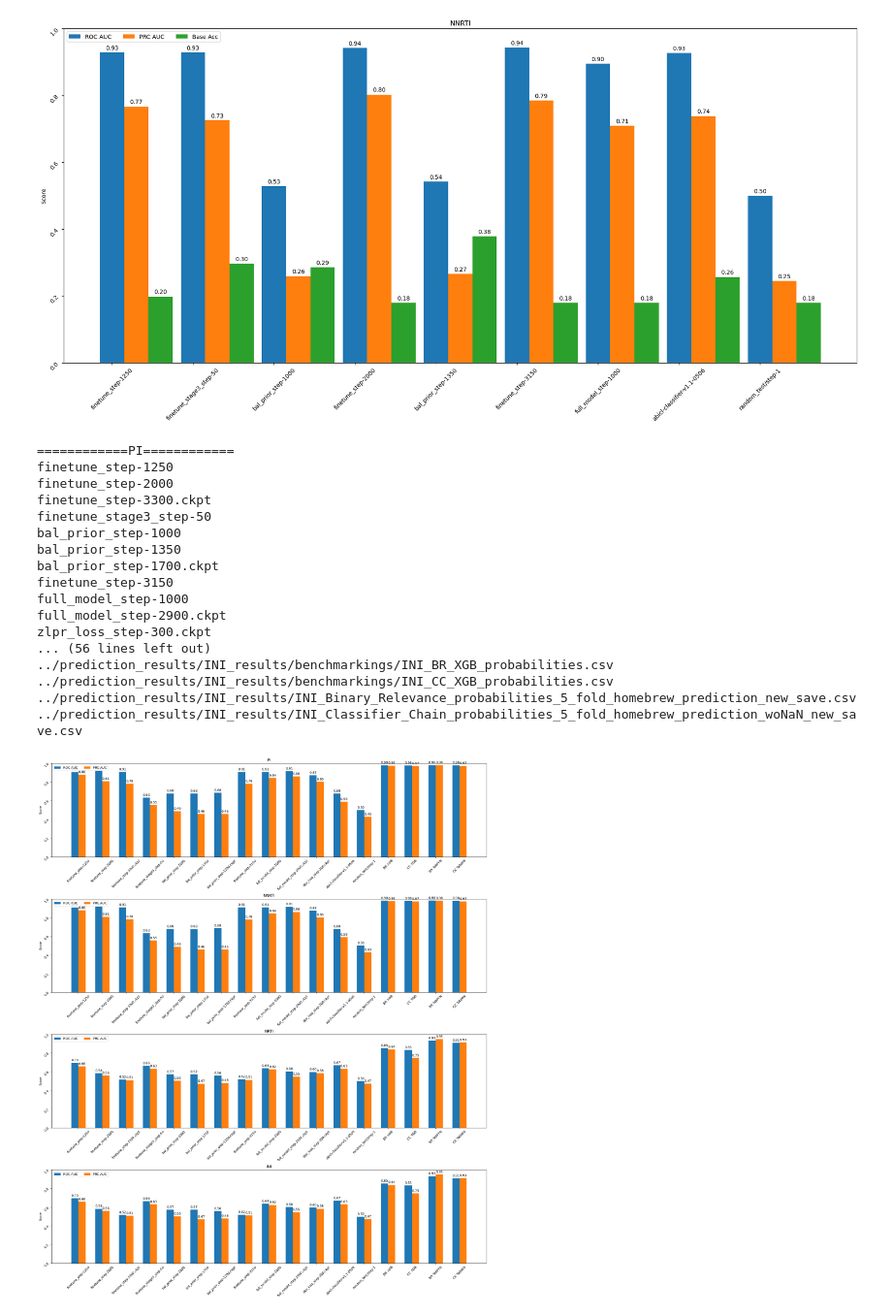
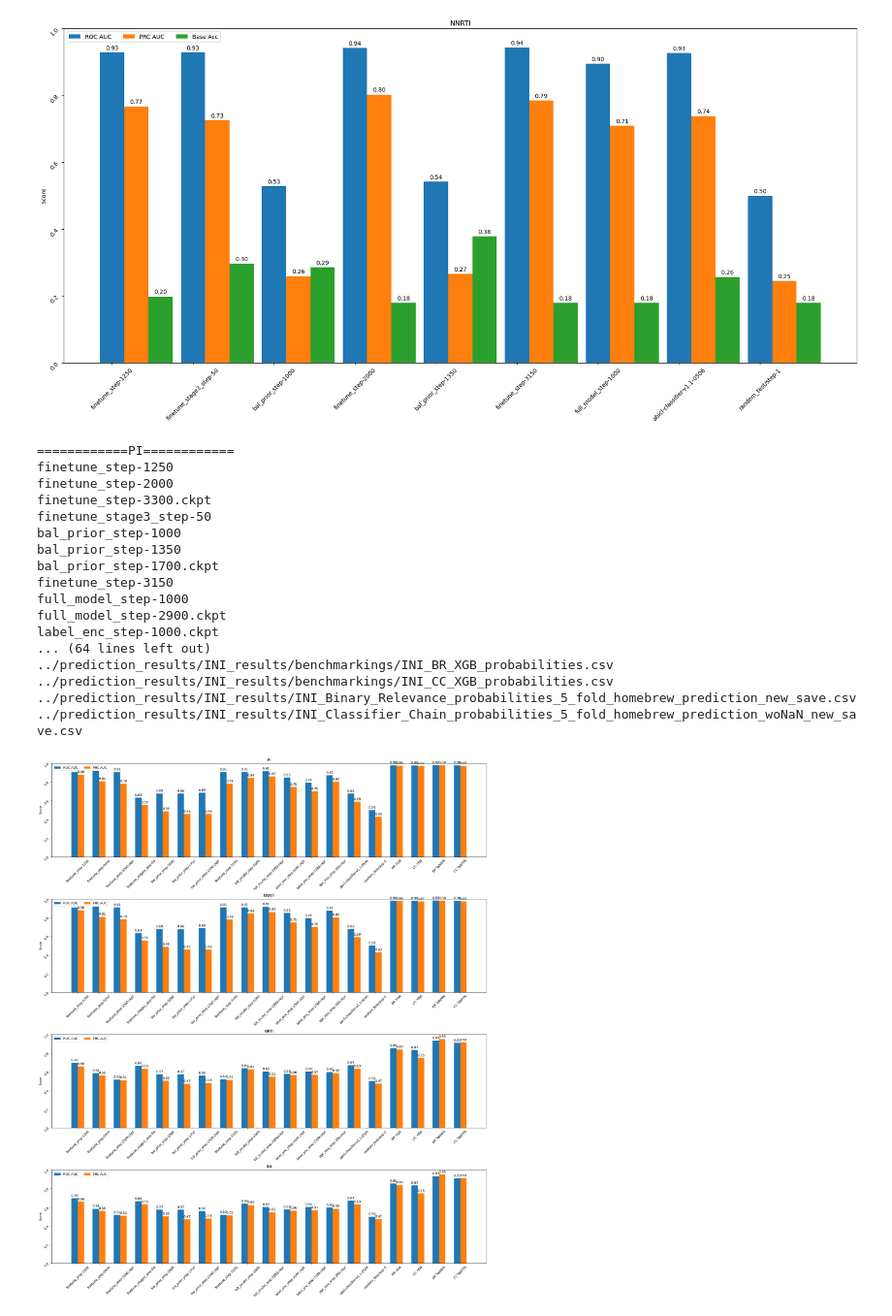
Before and after one commit to FloAvis/MultiLabel-PFN, a Jupyter notebook: statistics/MulaTab_statistics2.ipynb, the cells around one changed output. Shown at 97% size. Cells and saved outputs as stored; diff of their text form; code cells hidden in the pictures.

```diff
--- a/statistics/MulaTab_statistics2.ipynb
+++ b/statistics/MulaTab_statistics2.ipynb
@@ -404,6 +404,8 @@ models = [
     "finetune_step-3150",
     "full_model_step-1000",
     "full_model_step-2900.ckpt",
+    "label_enc_step-1000.ckpt",
+    "label_enc_step-2300.ckpt",
     "zlpr_loss_step-300.ckpt",
     "abicl-classifier-v1.1-0506",
     "random_test/step-1"]
@@ -503,33 +505,33 @@ for i, path in enumerate(filepath_list):
         offset = width * multiplier
         rects = ax.bar(x + offset, measurement, width, label=attribute)
         ax.bar_label(rects, fmt='%.2f', padding=3)
         multiplier += 1
 
     # Add some text for labels, title and custom x-axis tick labels, etc.
     ax.set_ylabel('Score')
     ax.set_title(path.split("/")[-1].strip("_"))
     ax.tick_params(rotation=45)
     ax.set_xticks(x + width, x_ticks)
     ax.legend(loc='upper left', ncols=3)
     ax.set_ylim(0, 1)
 
 plt.show()
 # %% [output]
 ============PI============
 finetune_step-1250
 finetune_step-2000
 finetune_step-3300.ckpt
 finetune_stage3_step-50
 bal_prior_step-1000
 bal_prior_step-1350
 bal_prior_step-1700.ckpt
 finetune_step-3150
 full_model_step-1000
 full_model_step-2900.ckpt
-zlpr_loss_step-300.ckpt
-... (56 lines left out)
+label_enc_step-1000.ckpt
+... (64 lines left out)
 ../prediction_results/INI_results/benchmarkings/INI_BR_XGB_probabilities.csv
 ../prediction_results/INI_results/benchmarkings/INI_CC_XGB_probabilities.csv
 ../prediction_results/INI_results/INI_Binary_Relevance_probabilities_5_fold_homebrew_prediction_new_save.csv
 ../prediction_results/INI_results/INI_Classifier_Chain_probabilities_5_fold_homebrew_prediction_woNaN_new_save.csv
-[figure, old version]
+[figure, new version]
```
Also changed, not shown: 1 other file.
